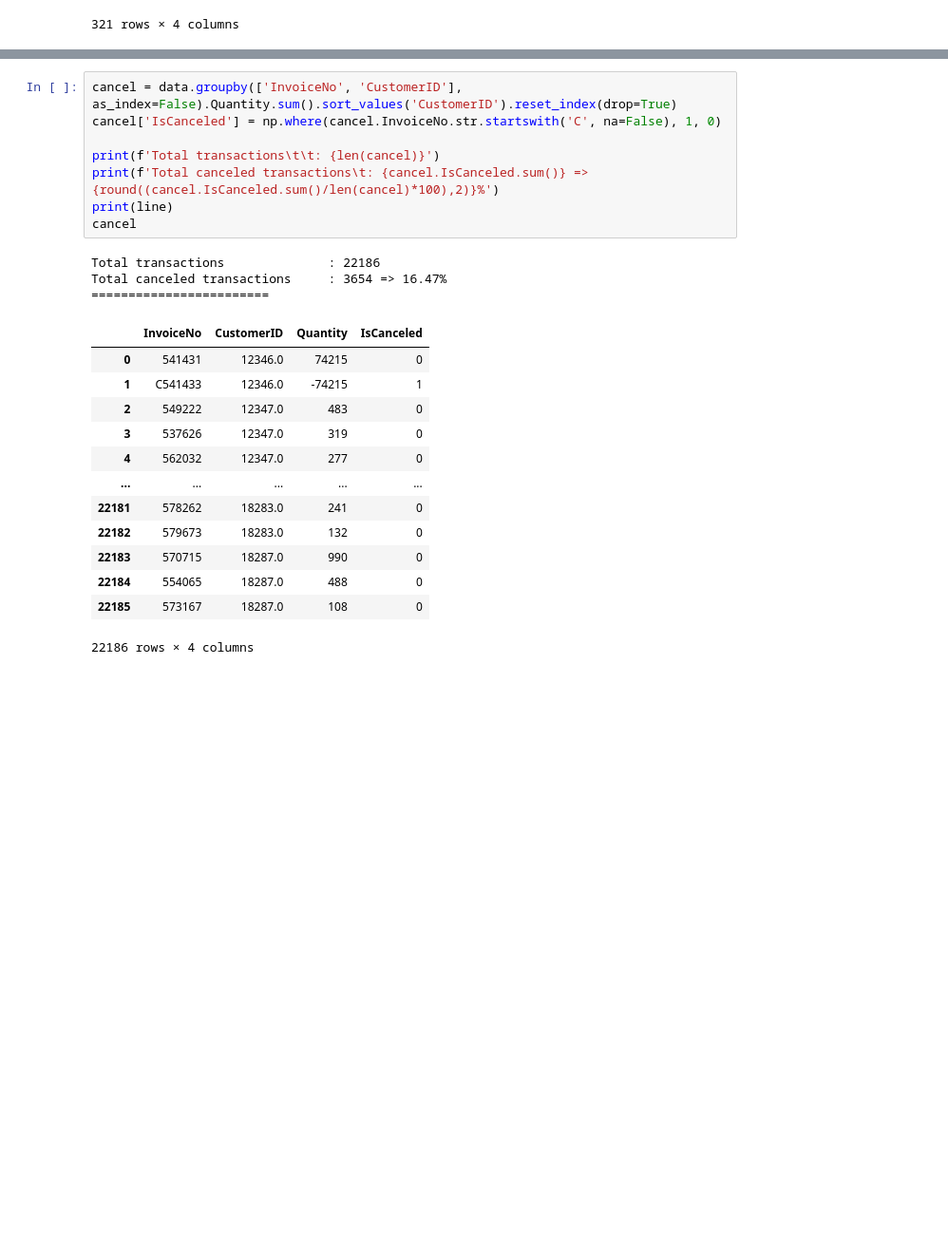
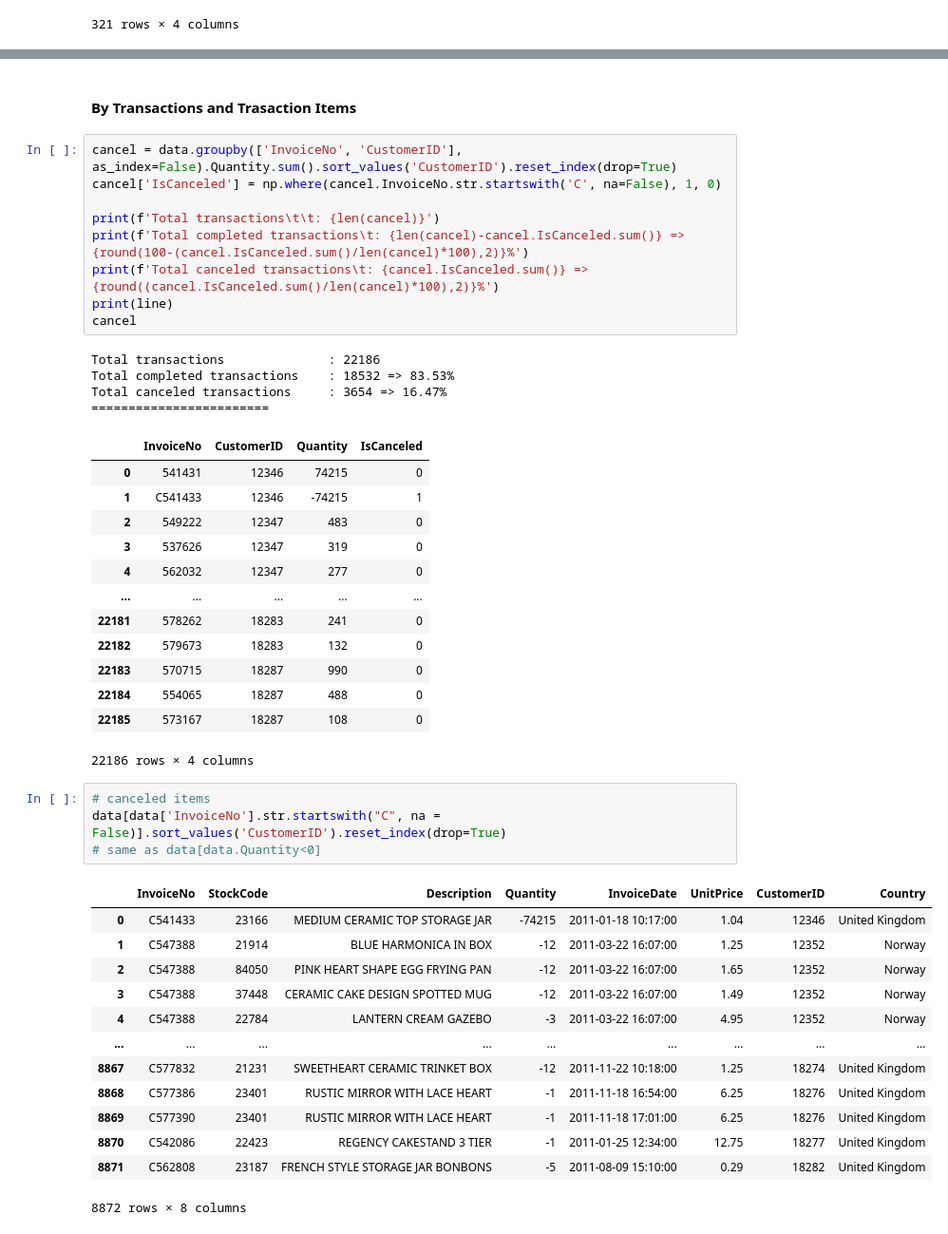
Before and after one commit to mrazakqq/Customer-Segmentation-Online-Retail, a Jupyter notebook: customer-segmentation-online-retail.ipynb, the cells around one changed output, grey strips where cells are left out. Shown at 95% size. Drawn from its saved outputs; the diff is of its cells as text; blank space fills up the shorter version.

```diff
--- a/customer-segmentation-online-retail.ipynb
+++ b/customer-segmentation-online-retail.ipynb
@@ -345,25 +413,47 @@ explore refund
+# %% [markdown]
+#### **By Transactions and Trasaction Items**
 # %%
 cancel = data.groupby(['InvoiceNo', 'CustomerID'], as_index=False).Quantity.sum().sort_values('CustomerID').reset_index(drop=True)
 cancel['IsCanceled'] = np.where(cancel.InvoiceNo.str.startswith('C', na=False), 1, 0)
 
 print(f'Total transactions\t\t: {len(cancel)}')
+print(f'Total completed transactions\t: {len(cancel)-cancel.IsCanceled.sum()} => {round(100-(cancel.IsCanceled.sum()/len(cancel)*100),2)}%')
 print(f'Total canceled transactions\t: {cancel.IsCanceled.sum()} => {round((cancel.IsCanceled.sum()/len(cancel)*100),2)}%')
 print(line)
 cancel
 # %% [output]
 Total transactions              : 22186
+Total completed transactions    : 18532 => 83.53%
 Total canceled transactions     : 3654 => 16.47%
 ========================
 |  | InvoiceNo | CustomerID | Quantity | IsCanceled |
-| 0 | 541431 | 12346.0 | 74215 | 0 |
-| 1 | C541433 | 12346.0 | -74215 | 1 |
-| 2 | 549222 | 12347.0 | 483 | 0 |
-| 3 | 537626 | 12347.0 | 319 | 0 |
-| 4 | 562032 | 12347.0 | 277 | 0 |
+| 0 | 541431 | 12346 | 74215 | 0 |
+| 1 | C541433 | 12346 | -74215 | 1 |
+| 2 | 549222 | 12347 | 483 | 0 |
+| 3 | 537626 | 12347 | 319 | 0 |
+| 4 | 562032 | 12347 | 277 | 0 |
 | ... | ... | ... | ... | ... |
-| 22181 | 578262 | 18283.0 | 241 | 0 |
-| 22182 | 579673 | 18283.0 | 132 | 0 |
-| 22183 | 570715 | 18287.0 | 990 | 0 |
-| 22184 | 554065 | 18287.0 | 488 | 0 |
-| 22185 | 573167 | 18287.0 | 108 | 0 |
+| 22181 | 578262 | 18283 | 241 | 0 |
+| 22182 | 579673 | 18283 | 132 | 0 |
+| 22183 | 570715 | 18287 | 990 | 0 |
+| 22184 | 554065 | 18287 | 488 | 0 |
+| 22185 | 573167 | 18287 | 108 | 0 |
 22186 rows × 4 columns
+# %%
+# canceled items
+data[data['InvoiceNo'].str.startswith("C", na = False)].sort_values('CustomerID').reset_index(drop=True)
+# same as data[data.Quantity<0]
+# %% [output]
+|  | InvoiceNo | StockCode | Description | Quantity | InvoiceDate | UnitPrice | CustomerID | Country |
+| 0 | C541433 | 23166 | MEDIUM CERAMIC TOP STORAGE JAR | -74215 | 2011-01-18 10:17:00 | 1.04 | 12346 | United Kingdom |
+| 1 | C547388 | 21914 | BLUE HARMONICA IN BOX | -12 | 2011-03-22 16:07:00 | 1.25 | 12352 | Norway |
+| 2 | C547388 | 84050 | PINK HEART SHAPE EGG FRYING PAN | -12 | 2011-03-22 16:07:00 | 1.65 | 12352 | Norway |
+| 3 | C547388 | 37448 | CERAMIC CAKE DESIGN SPOTTED MUG | -12 | 2011-03-22 16:07:00 | 1.49 | 12352 | Norway |
+| 4 | C547388 | 22784 | LANTERN CREAM GAZEBO | -3 | 2011-03-22 16:07:00 | 4.95 | 12352 | Norway |
+| ... | ... | ... | ... | ... | ... | ... | ... | ... |
+| 8867 | C577832 | 21231 | SWEETHEART CERAMIC TRINKET BOX | -12 | 2011-11-22 10:18:00 | 1.25 | 18274 | United Kingdom |
+| 8868 | C577386 | 23401 | RUSTIC MIRROR WITH LACE HEART | -1 | 2011-11-18 16:54:00 | 6.25 | 18276 | United Kingdom |
+| 8869 | C577390 | 23401 | RUSTIC MIRROR WITH LACE HEART | -1 | 2011-11-18 17:01:00 | 6.25 | 18276 | United Kingdom |
+| 8870 | C542086 | 22423 | REGENCY CAKESTAND 3 TIER | -1 | 2011-01-25 12:34:00 | 12.75 | 18277 | United Kingdom |
+| 8871 | C562808 | 23187 | FRENCH STYLE STORAGE JAR BONBONS | -5 | 2011-08-09 15:10:00 | 0.29 | 18282 | United Kingdom |
+8872 rows × 8 columns
```
Also changed, not shown: parts of 46 cells of this notebook.
